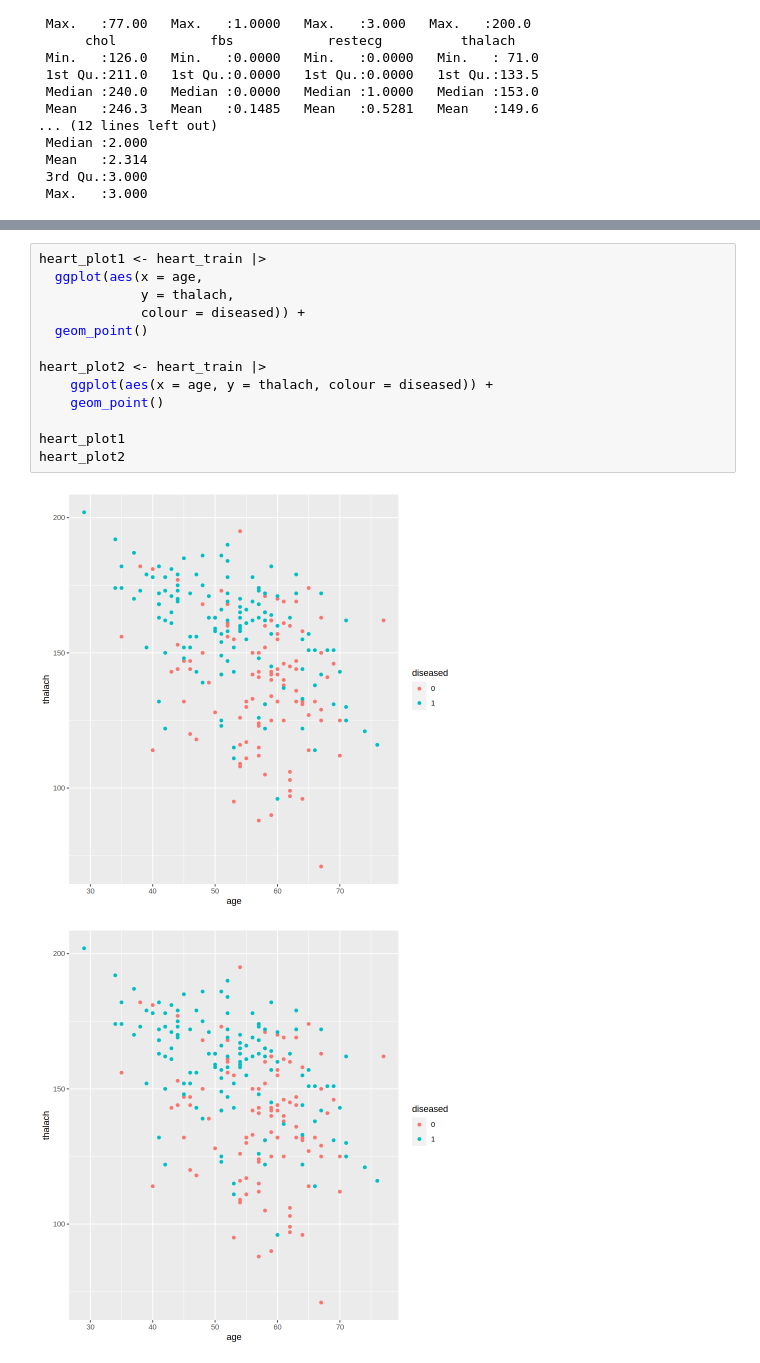
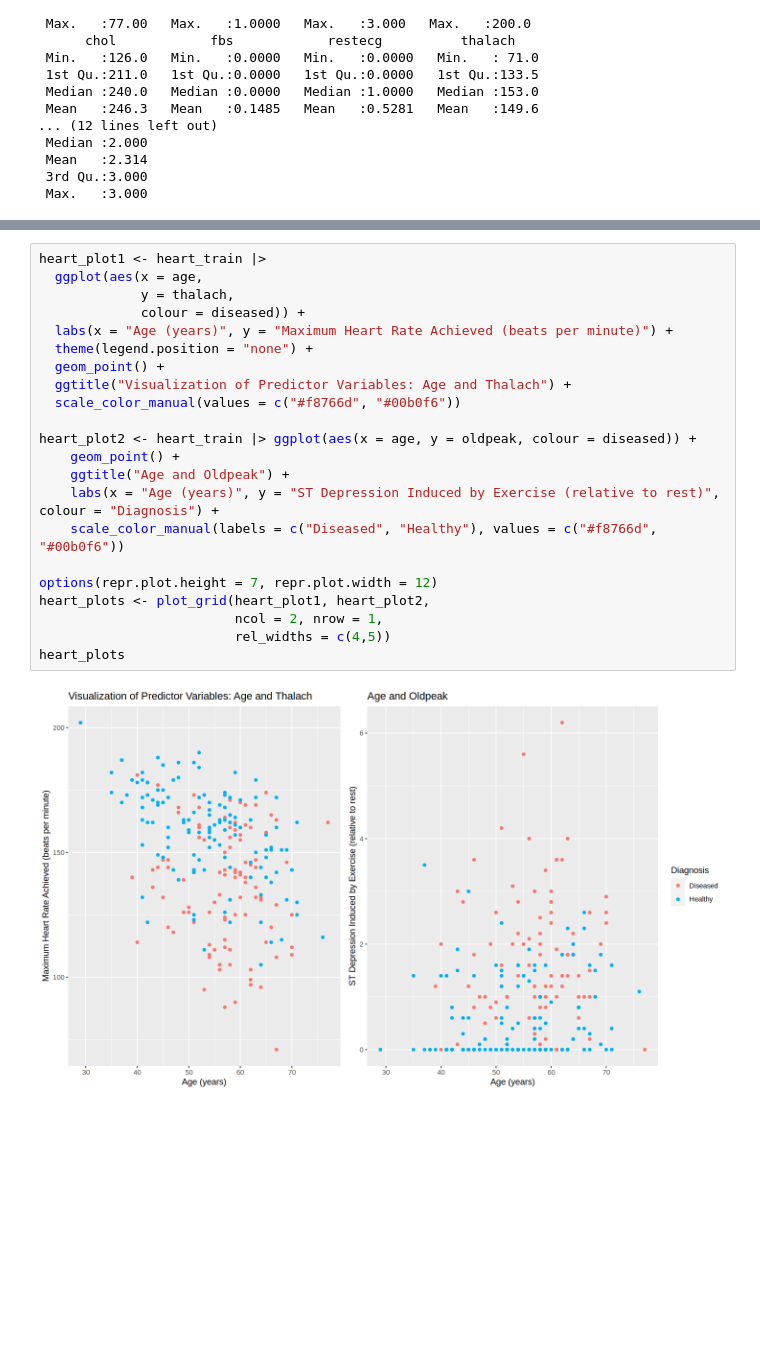
Before and after one commit to colemantatiana/dsci-100-2023w1-group-29, a Jupyter notebook: group.ipynb, the cells around one changed output, grey strips where cells are left out. Drawn from its saved outputs; the diff is of its cells as text; blank space fills up the shorter version.

Commit message:
finished plots

```diff
--- a/group.ipynb
+++ b/group.ipynb
@@ -167,16 +170,24 @@ A tibble: 5 × 3
 # %%
 heart_plot1 <- heart_train |>
   ggplot(aes(x = age,
              y = thalach,
              colour = diseased)) +
-  geom_point()
+  labs(x = "Age (years)", y = "Maximum Heart Rate Achieved (beats per minute)") +
+  theme(legend.position = "none") +
+  geom_point() +
+  ggtitle("Visualization of Predictor Variables: Age and Thalach") +
+  scale_color_manual(values = c("#f8766d", "#00b0f6"))
 
-heart_plot2 <- heart_train |>
-    ggplot(aes(x = age, y = thalach, colour = diseased)) +
-    geom_point()
+heart_plot2 <- heart_train |> ggplot(aes(x = age, y = oldpeak, colour = diseased)) +
+    geom_point() +
+    ggtitle("Age and Oldpeak") +
+    labs(x = "Age (years)", y = "ST Depression Induced by Exercise (relative to rest)", colour = "Diagnosis") +
+    scale_color_manual(labels = c("Diseased", "Healthy"), values = c("#f8766d", "#00b0f6"))
 
-heart_plot1
-heart_plot2
+options(repr.plot.height = 7, repr.plot.width = 12)
+heart_plots <- plot_grid(heart_plot1, heart_plot2,
+                         ncol = 2, nrow = 1,
+                         rel_widths = c(4,5))
+heart_plots
 # %% [output]
-[figure, old version]
+[figure, new version]
-[figure, removed]
```
Also changed, not shown: parts of 3 cells of this notebook.
